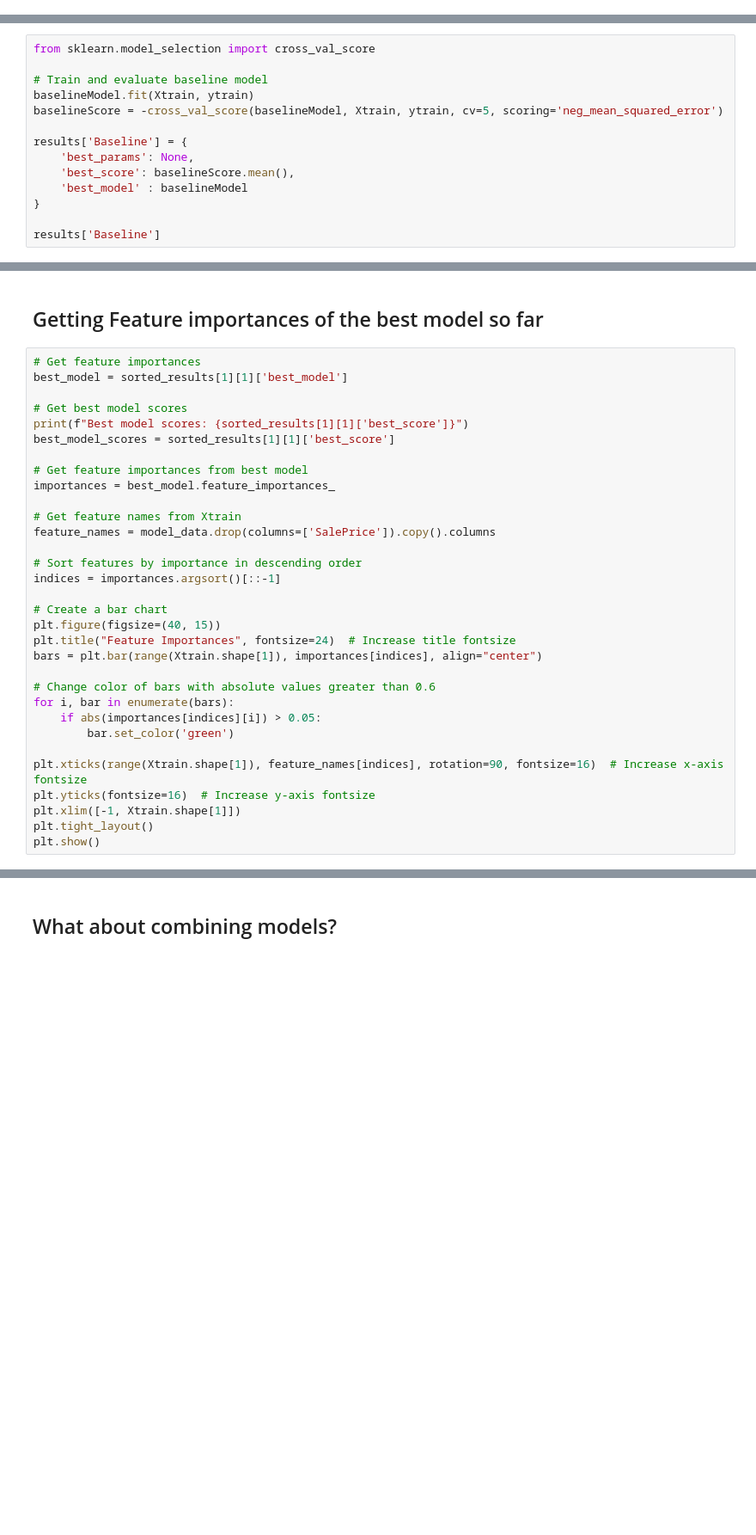
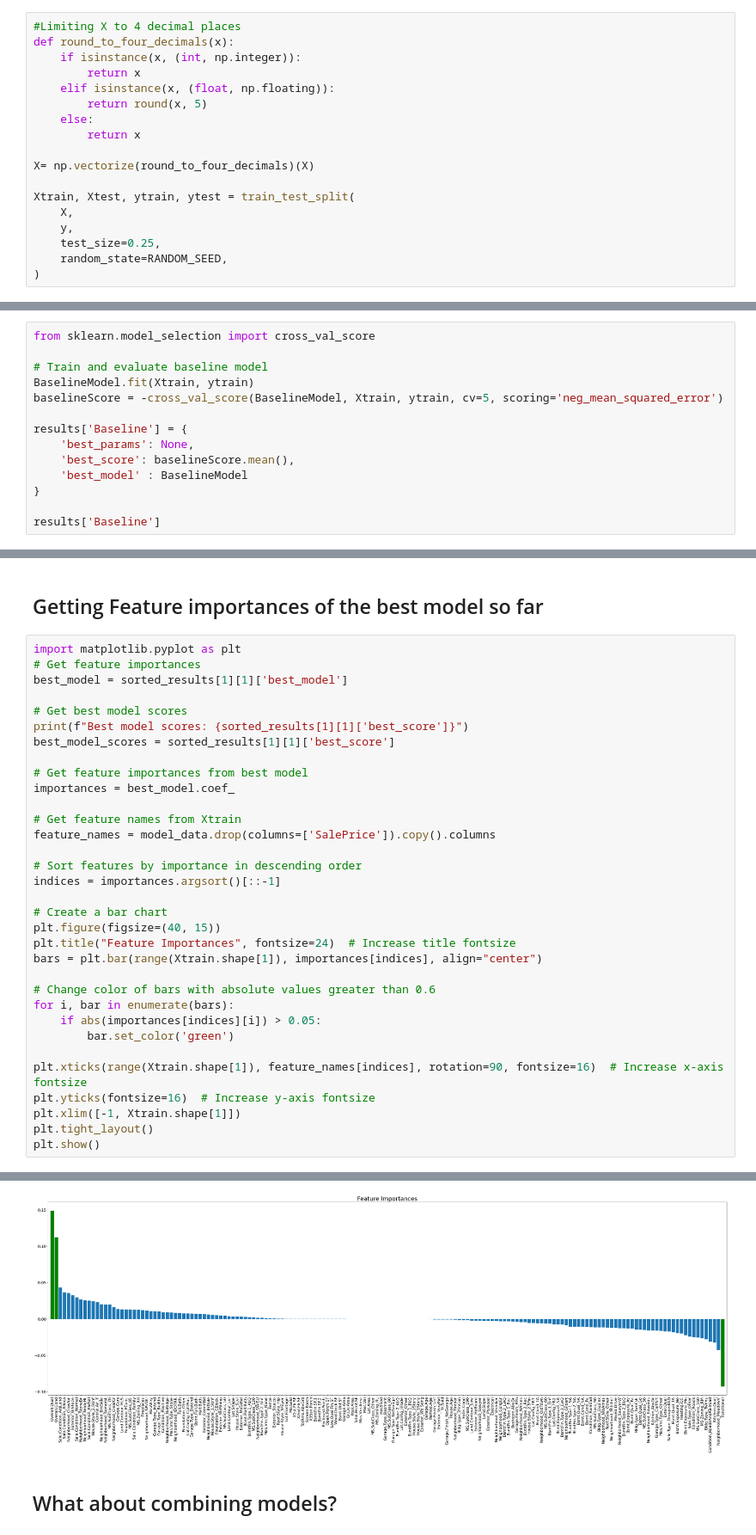
Before and after one commit to AndreCorreaSantos/ames_AndreVictor, a Jupyter notebook: notebooks/03_linear_regression_modeling.ipynb, the cells around one changed output, grey strips where cells are left out. Shown at 86% size. Drawn from its saved outputs; the diff is of its cells as text; blank space fills up the shorter version.

```diff
--- a/notebooks/03_linear_regression_modeling.ipynb
+++ b/notebooks/03_linear_regression_modeling.ipynb
@@ -180,2 +360,20 @@ Xtrain, Xtest, ytrain, ytest = train_test_split(
+# %%
+#Limiting X to 4 decimal places
+def round_to_four_decimals(x):
+    if isinstance(x, (int, np.integer)):
+        return x
+    elif isinstance(x, (float, np.floating)):
+        return round(x, 5)
+    else:
+        return x
+
+X= np.vectorize(round_to_four_decimals)(X)
+
+Xtrain, Xtest, ytrain, ytest = train_test_split(
+    X,
+    y,
+    test_size=0.25,
+    random_state=RANDOM_SEED,
+)
 # %%
 X.shape, Xtrain.shape, Xtest.shape
@@ -217,13 +446,13 @@ results = {}
 from sklearn.model_selection import cross_val_score
 
 # Train and evaluate baseline model
-baselineModel.fit(Xtrain, ytrain)
-baselineScore = -cross_val_score(baselineModel, Xtrain, ytrain, cv=5, scoring='neg_mean_squared_error')
+BaselineModel.fit(Xtrain, ytrain)
+baselineScore = -cross_val_score(BaselineModel, Xtrain, ytrain, cv=5, scoring='neg_mean_squared_error')
 
 results['Baseline'] = {
     'best_params': None,
     'best_score': baselineScore.mean(),
-    'best_model' : baselineModel
+    'best_model' : BaselineModel
 }
 
 results['Baseline']
@@ -316,6 +575,7 @@ Looks like our best model so far is the Elastic Net Regressor. Maybe we can disc
 # %% [markdown]
 ## Getting Feature importances of the best model so far
 # %%
+import matplotlib.pyplot as plt
 # Get feature importances
 best_model = sorted_results[1][1]['best_model']
 
@@ -324,7 +584,7 @@ print(f"Best model scores: {sorted_results[1][1]['best_score']}")
 best_model_scores = sorted_results[1][1]['best_score']
 
 # Get feature importances from best model
-importances = best_model.feature_importances_
+importances = best_model.coef_
 
 # Get feature names from Xtrain
 feature_names = model_data.drop(columns=['SalePrice']).copy().columns
@@ -347,3 +607,4 @@ plt.yticks(fontsize=16)  # Increase y-axis fontsize
 plt.xlim([-1, Xtrain.shape[1]])
 plt.tight_layout()
 plt.show()
+# %% [output]
@@ -350,3 +612,4 @@ plt.show()
+[figure, added]
 # %% [markdown]
 ## What about combining models?
 # %% [markdown]
```
Also changed, not shown: parts of 29 cells of this notebook, 5 other files.
